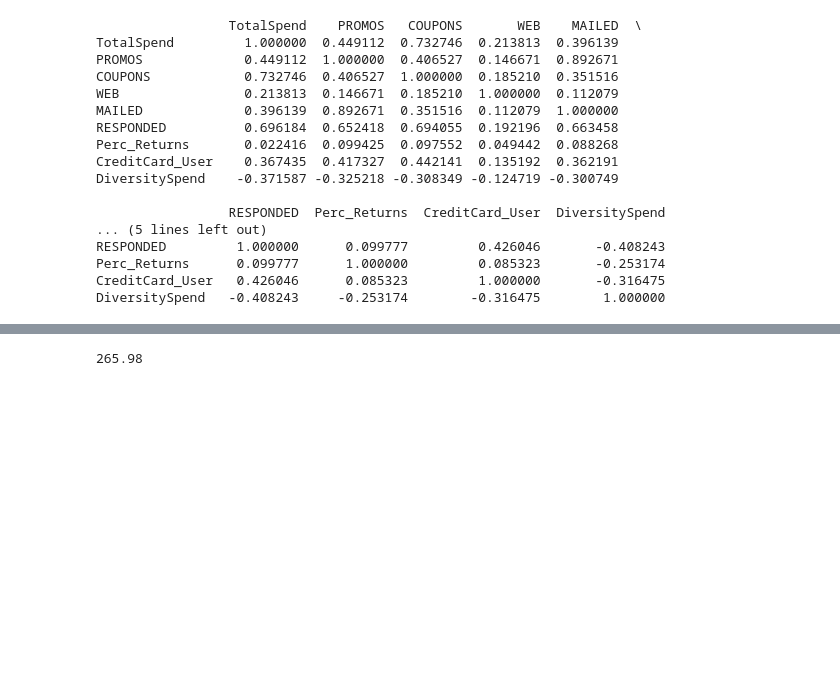
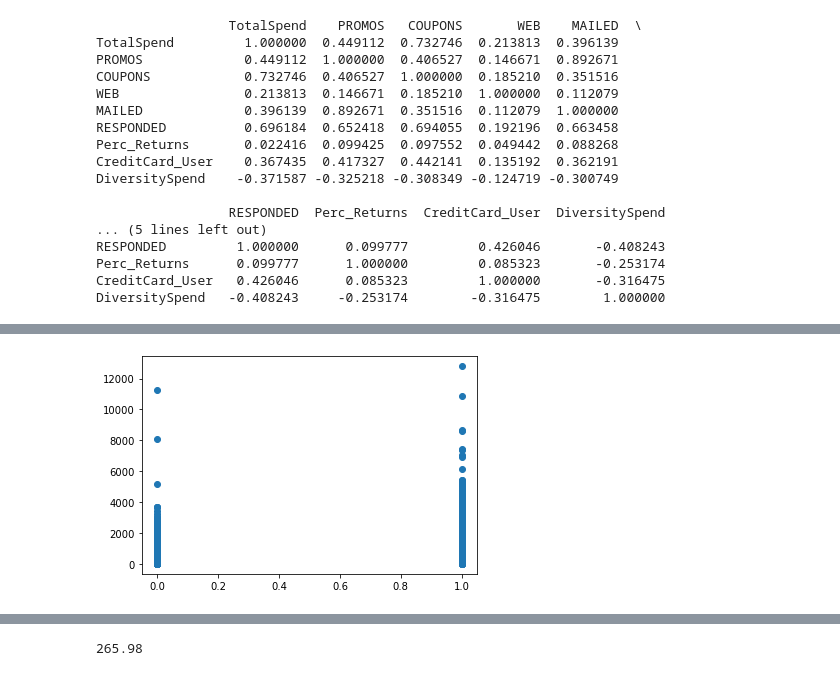
Before and after one commit to AL5241/DATA-HIT, a Jupyter notebook: clothing_store.ipynb, the cells around one changed output, grey strips where cells are left out. Drawn from its saved outputs; the diff is of its cells as text; code cells hidden in the pictures; blank space fills up the shorter version.

```diff
--- a/clothing_store.ipynb
+++ b/clothing_store.ipynb
@@ -79,3 +89,8 @@ DiversitySpend   -0.408243     -0.253174        -0.316475        1.000000
+# %%
+plt.scatter(df.CreditCard_User,df.TotalSpend)
+plt.show()
+# %% [output]
+[figure, added]
 # %%
 #הרגרסיה
 X=df_reg.drop(columns="TotalSpend")
```
Also changed, not shown: parts of 6 cells of this notebook, 1 other file.
